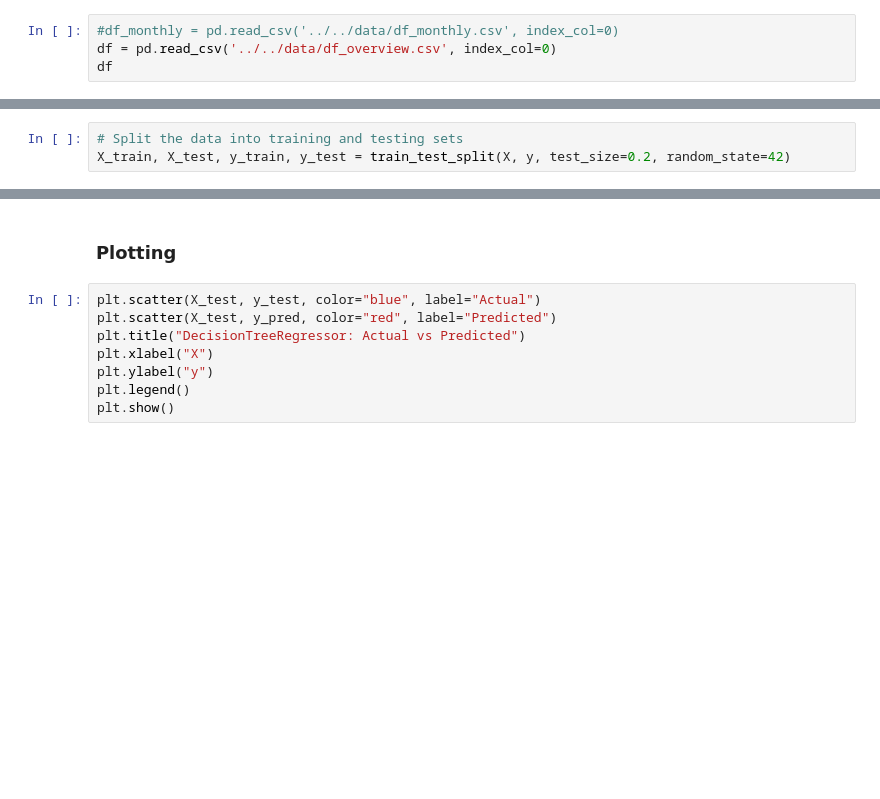
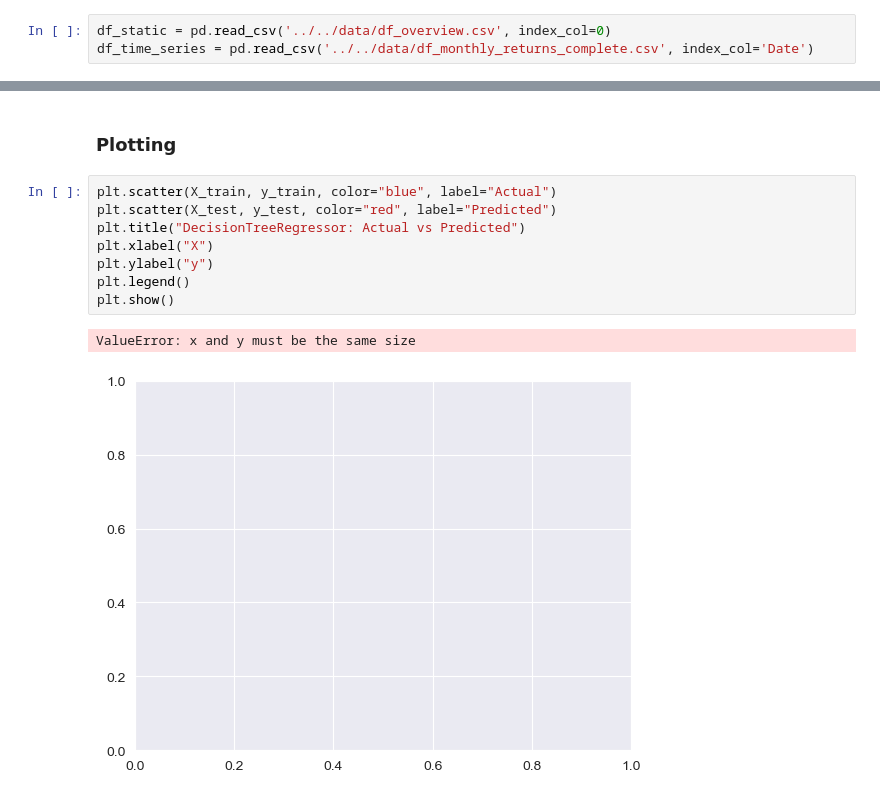
Before and after one commit to Herb-sh/sustainability_portfolio_optimisation, a Jupyter notebook: notebooks/models/4.1.model_LSTM.ipynb, the cells around one changed output, grey strips where cells are left out. Drawn from its saved outputs; the diff is of its cells as text; blank space fills up the shorter version.

Commit message:
Preparing data for model - building LSTM model WIP

```diff
--- a/notebooks/models/4.1.model_LSTM.ipynb
+++ b/notebooks/models/4.1.model_LSTM.ipynb
@@ -11,6 +16,5 @@ from sklearn.tree import DecisionTreeRegressor
 from sklearn.metrics import mean_squared_error
 import matplotlib.pyplot as plt
 # %%
-#df_monthly = pd.read_csv('../../data/df_monthly.csv', index_col=0)
-df = pd.read_csv('../../data/df_overview.csv', index_col=0)
-df
+df_static = pd.read_csv('../../data/df_overview.csv', index_col=0)
+df_time_series = pd.read_csv('../../data/df_monthly_returns_complete.csv', index_col='Date')
@@ -76,5 +95,2 @@ y = df[['return_rate_5y_avg']]
 # %% [markdown]
 ### Split the data into training and testing sets
-# %%
-# Split the data into training and testing sets
-X_train, X_test, y_train, y_test = train_test_split(X, y, test_size=0.2, random_state=42)
@@ -120,10 +230,13 @@ ValueError: Input y contains NaN.
 # %% [markdown]
 ### Plotting
 # %%
-plt.scatter(X_test, y_test, color="blue", label="Actual")
-plt.scatter(X_test, y_pred, color="red", label="Predicted")
+plt.scatter(X_train, y_train, color="blue", label="Actual")
+plt.scatter(X_test, y_test, color="red", label="Predicted")
 plt.title("DecisionTreeRegressor: Actual vs Predicted")
 plt.xlabel("X")
 plt.ylabel("y")
 plt.legend()
 plt.show()
+# %% [output]
+ValueError: x and y must be the same size
+[figure, added]
```
Also changed, not shown: parts of 16 cells of this notebook, 3 other files.
